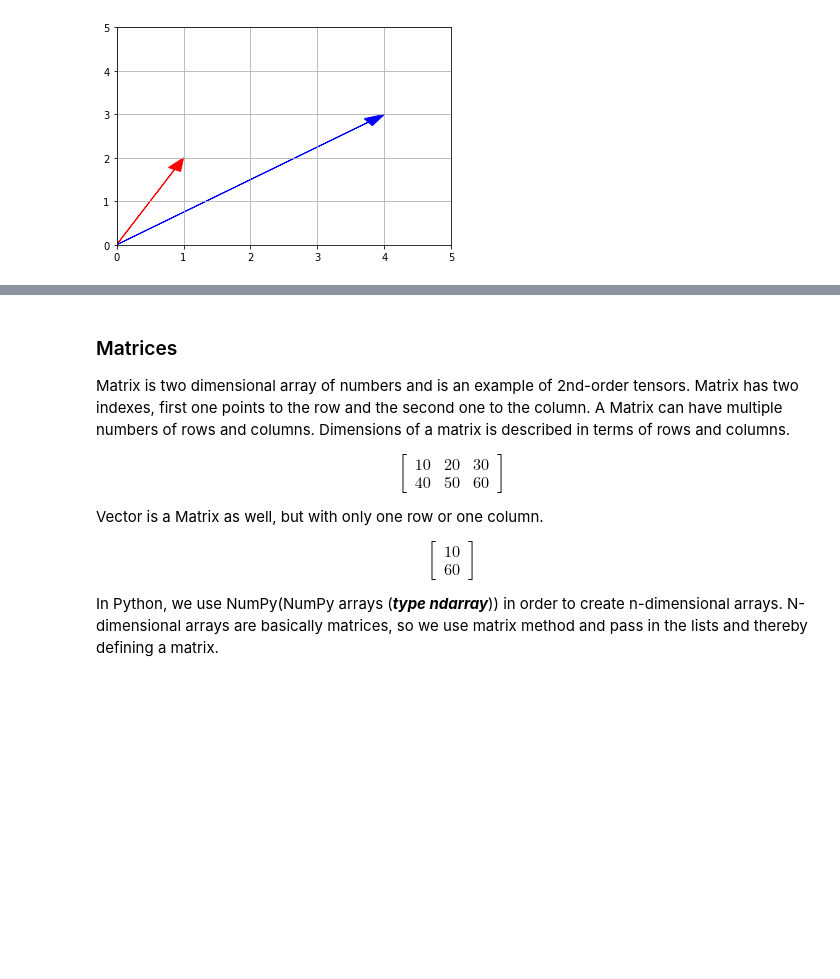
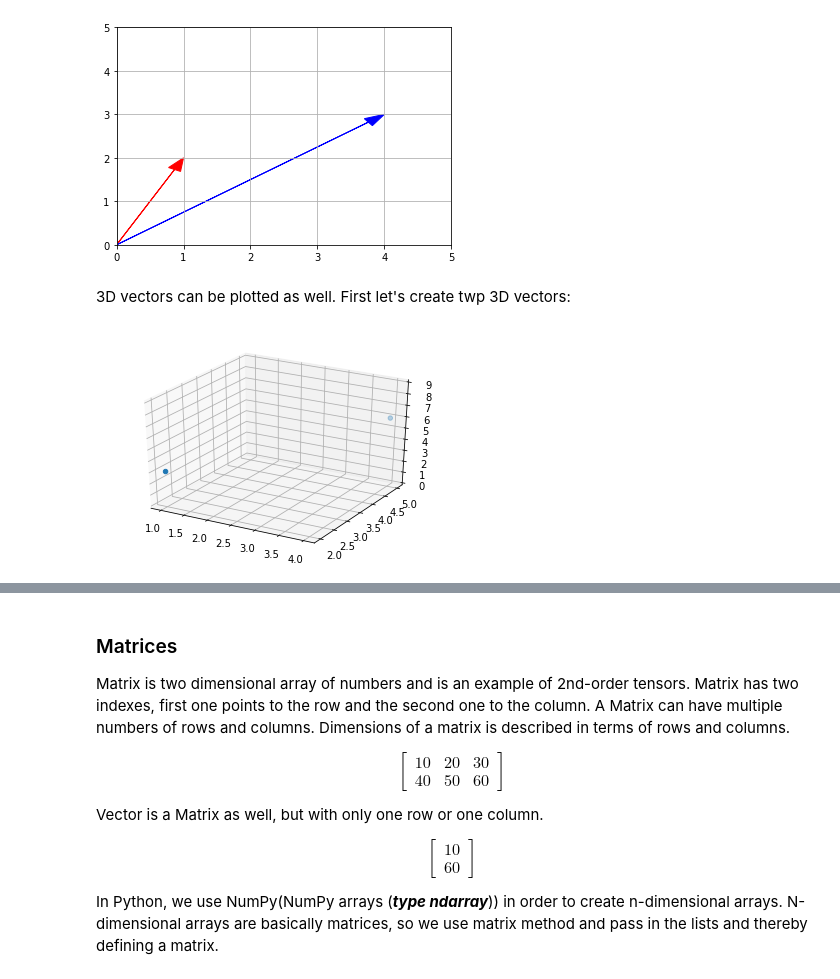
Before and after one commit to fractus-io/linear-algebra-tutorial, a Jupyter notebook: LinearAlgebraBasics.ipynb, the cells around one changed output, grey strips where cells are left out. Cells and saved outputs as stored; diff of their text form; code cells hidden in the pictures; blank space fills up the shorter version.

```diff
--- a/LinearAlgebraBasics.ipynb
+++ b/LinearAlgebraBasics.ipynb
@@ -219,3 +219,20 @@ plt.grid()
 plt.show()
 # %% [output]
 [figure]
+# %% [markdown]
+3D vectors can be plotted as well. First let's create twp 3D vectors:
+# %%
+from mpl_toolkits.mplot3d import Axes3D
+
+a = np.array([1, 2, 3])
+b = np.array([4, 5, 6])
+
+# plot the 3D vectors
+
+subplot3d = plt.subplot(111, projection='3d')
+x_coords, y_coords, z_coords = zip(a,b)
+subplot3d.scatter(x_coords, y_coords, z_coords)
+subplot3d.set_zlim3d([0, 9])
+plt.show()
+# %% [output]
+[figure, added]
```
Also changed, not shown: parts of 15 cells of this notebook.
